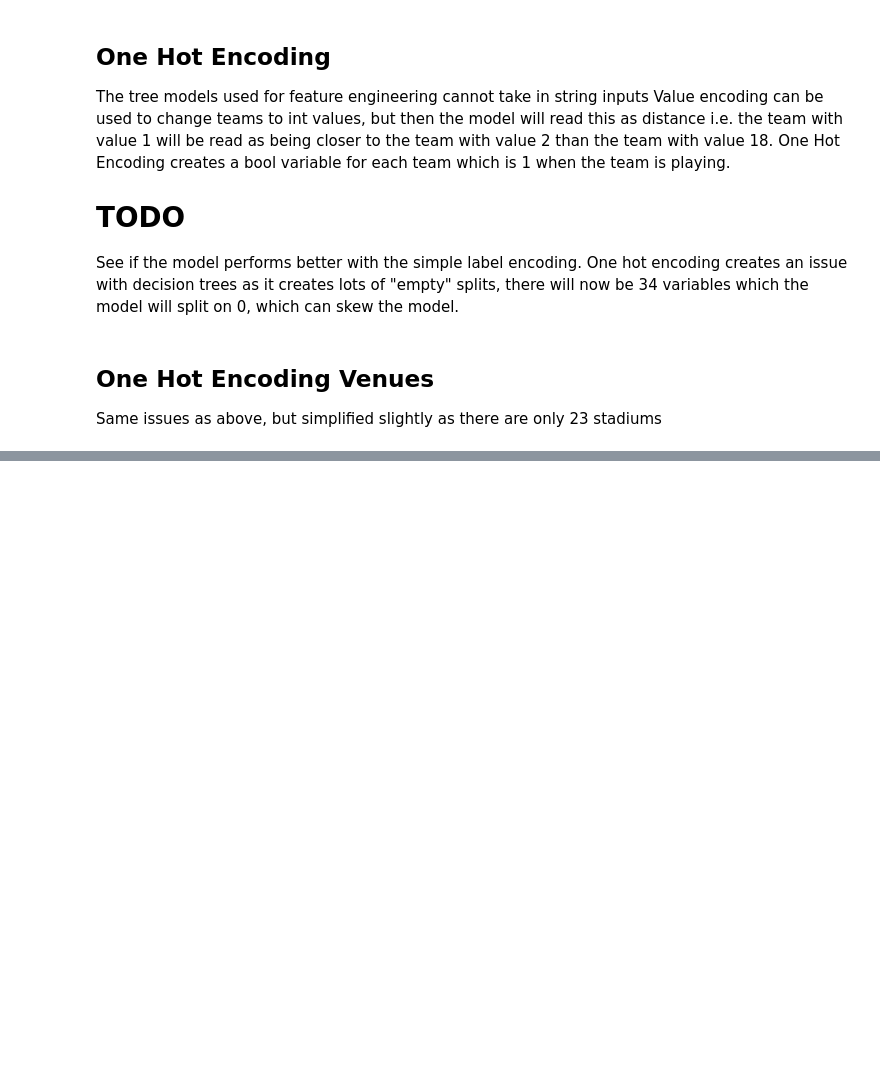
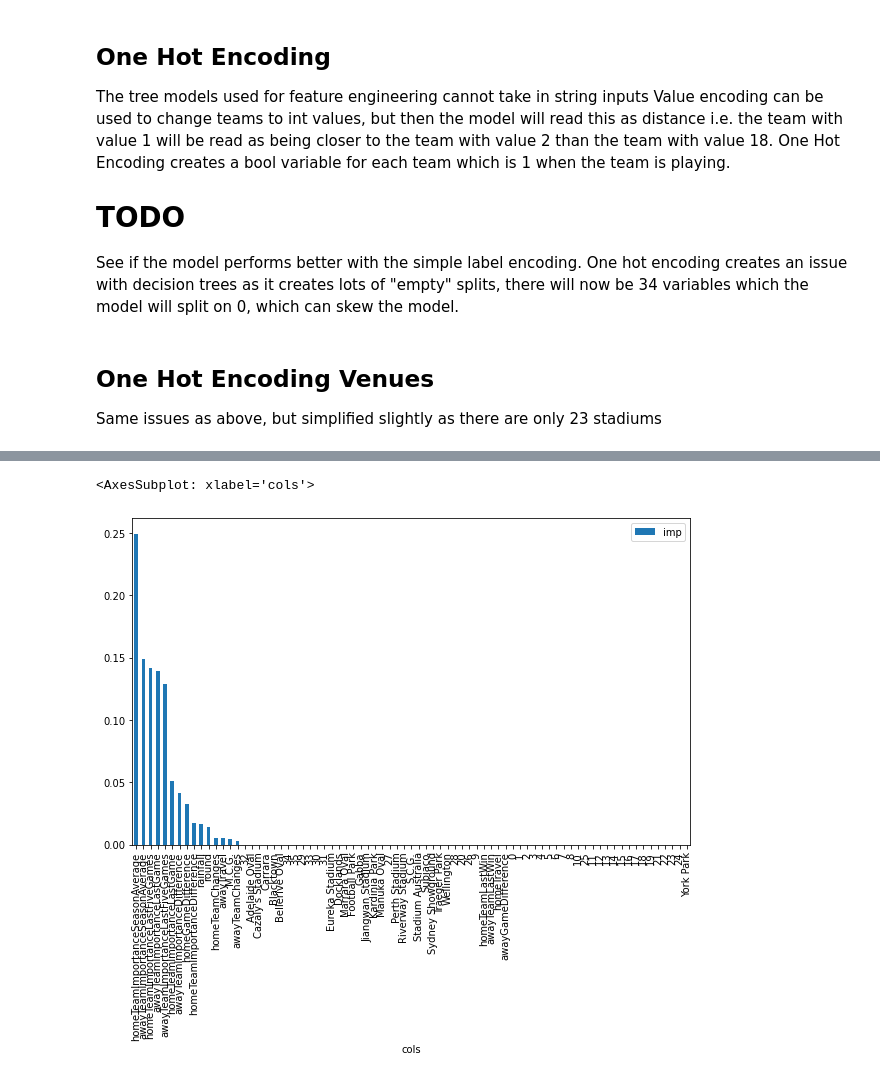
Before and after one commit to TomGallagher98/Thomas_Gallagher_Thesis, a Jupyter notebook: Data/AFL_Stats/FeatureEngineering.ipynb, the cells around one changed output, grey strips where cells are left out. Saved outputs shown, nothing was run; the diff lists cells and outputs as text; code cells hidden in the pictures; blank space fills up the shorter version.

```diff
--- a/Data/AFL_Stats/FeatureEngineering.ipynb
+++ b/Data/AFL_Stats/FeatureEngineering.ipynb
@@ -189,0 +327,11 @@ TypeError: drop() takes from 1 to 8 positional arguments but 12 were given
+# %%
+# fastai
+def rf_feat_importance(m, df):
+    return pd.DataFrame({'cols':df.columns, 'imp':m.feature_importances_}
+                       ).sort_values('imp', ascending=False)
+# %%
+fi = rf_feat_importance(bag_model , x_train_2012)
+fi.plot('cols', 'imp', 'bar', figsize=(10,6))
+# %% [output]
+<AxesSubplot: xlabel='cols'>
+[figure, added]
```
Also changed, not shown: parts of 25 cells of this notebook, 1 other file.
